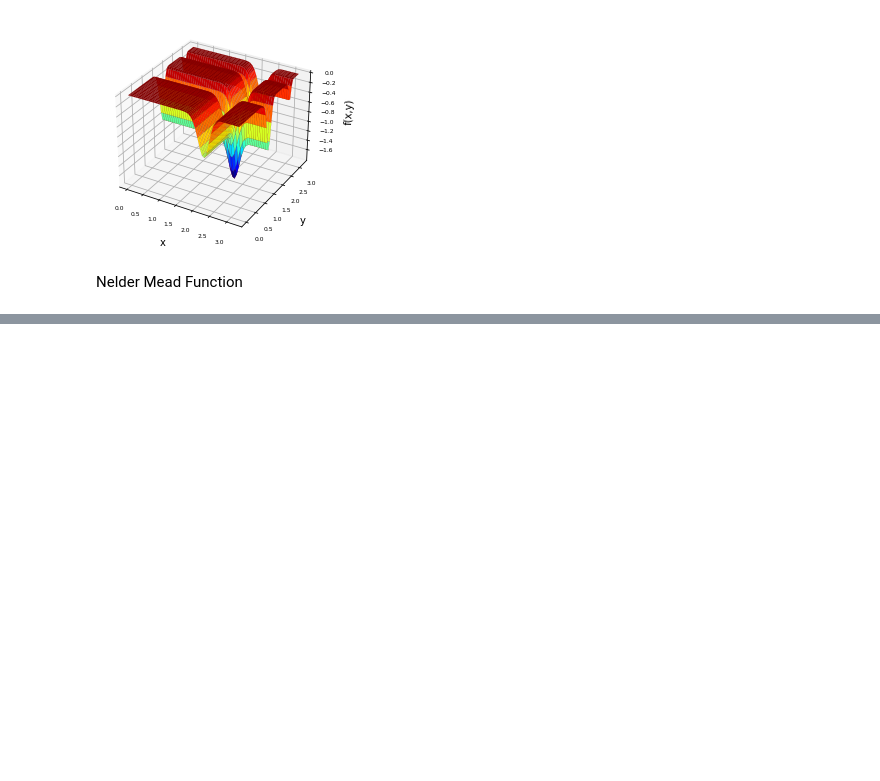
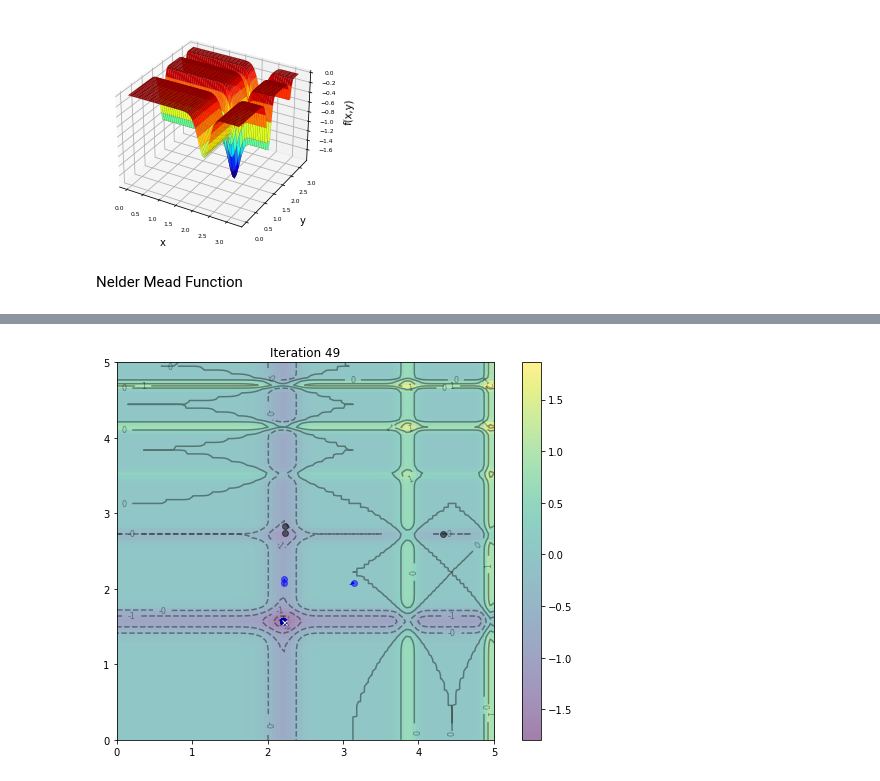
Before and after one commit to zapasek1/Optimalization_methods, a Jupyter notebook: MichalewiczFunction.ipynb, the cells around one changed output, grey strips where cells are left out. Saved outputs shown, nothing was run; the diff lists cells and outputs as text; code cells hidden in the pictures; blank space fills up the shorter version.

```diff
--- a/MichalewiczFunction.ipynb
+++ b/MichalewiczFunction.ipynb
@@ -181,0 +186,82 @@ nelder_mead(o_trg,f,20,plot=True)
+# %%
+import numpy as np
+import matplotlib.pyplot as plt
+from matplotlib.animation import FuncAnimation
+
+def f(x,y):
+    "Objective function"
+    return -1 * ( (np.sin(x) * np.sin((1 * x**2) / np.pi)**20) + \
+           (np.sin(y) * np.sin((2 * y**2) / np.pi)**20) )
+
+# Compute and plot the function in 3D within [0,5]x[0,5]
+x, y = np.array(np.meshgrid(np.linspace(0,5,100), np.linspace(0,5,100)))
+z = f(x, y)
+
+# Find the global minimum
+x_min = x.ravel()[z.argmin()]
+y_min = y.ravel()[z.argmin()]
+
+# Hyper-parameter of the algorithm
+c1 = c2 = 0.1
+w = 0.8
+
+# Create particles
+n_particles = 20
+np.random.seed(100)
+X = np.random.rand(2, n_particles) * 5
+V = np.random.randn(2, n_particles) * 0.1
+
+# Initialize data
+pbest = X
+pbest_obj = f(X[0], X[1])
+gbest = pbest[:, pbest_obj.argmin()]
+gbest_obj = pbest_obj.min()
+
+def update():
+    "Function to do one iteration of particle swarm optimization"
+    global V, X, pbest, pbest_obj, gbest, gbest_obj
+    # Update params
+    r1, r2 = np.random.rand(2)
+    V = w * V + c1*r1*(pbest - X) + c2*r2*(gbest.reshape(-1,1)-X)
+    X = X + V
+    obj = f(X[0], X[1])
+    pbest[:, (pbest_obj >= obj)] = X[:, (pbest_obj >= obj)]
+    pbest_obj = np.array([pbest_obj, obj]).min(axis=0)
+    gbest = pbest[:, pbest_obj.argmin()]
+    gbest_obj = pbest_obj.min()
+
+# Set up base figure: The contour map
+fig, ax = plt.subplots(figsize=(8,6))
+fig.set_tight_layout(True)
+img = ax.imshow(z, extent=[0, 5, 0, 5], origin='lower', cmap='viridis', alpha=0.5)
+fig.colorbar(img, ax=ax)
+ax.plot([x_min], [y_min], marker='x', markersize=5, color="white")
+contours = ax.contour(x, y, z, 10, colors='black', alpha=0.4)
+ax.clabel(contours, inline=True, fontsize=8, fmt="%.0f")
+pbest_plot = ax.scatter(pbest[0], pbest[1], marker='o', color='black', alpha=0.5)
+p_plot = ax.scatter(X[0], X[1], marker='o', color='blue', alpha=0.5)
+p_arrow = ax.quiver(X[0], X[1], V[0], V[1], color='blue', width=0.005, angles='xy', scale_units='xy', scale=1)
+gbest_plot = plt.scatter([gbest[0]], [gbest[1]], marker='*', s=100, color='black', alpha=0.4)
+ax.set_xlim([0,5])
+ax.set_ylim([0,5])
+
+def animate(i):
+    "Steps of PSO: algorithm update and show in plot"
+    title = 'Iteration {:02d}'.format(i)
+    # Update params
+    update()
+    # Set picture
+    ax.set_title(title)
+    pbest_plot.set_offsets(pbest.T)
+    p_plot.set_offsets(X.T)
+    p_arrow.set_offsets(X.T)
+    p_arrow.set_UVC(V[0], V[1])
+    gbest_plot.set_offsets(gbest.reshape(1,-1))
+    return ax, pbest_plot, p_plot, p_arrow, gbest_plot
+
+anim = FuncAnimation(fig, animate, frames=list(range(1,50)), interval=500, blit=False, repeat=True)
+anim.save("PSO.gif", dpi=120, writer="imagemagick")
+
+print("PSO found best solution at f({})={}".format(gbest, gbest_obj))
+print("Global optimal at f({})={}".format([x_min,y_min], f(x_min,y_min)))
+# %% [output]
@@ -181,0 +271 @@ nelder_mead(o_trg,f,20,plot=True)
+[figure, added]
```
Also changed, not shown: parts of 4 cells of this notebook.
